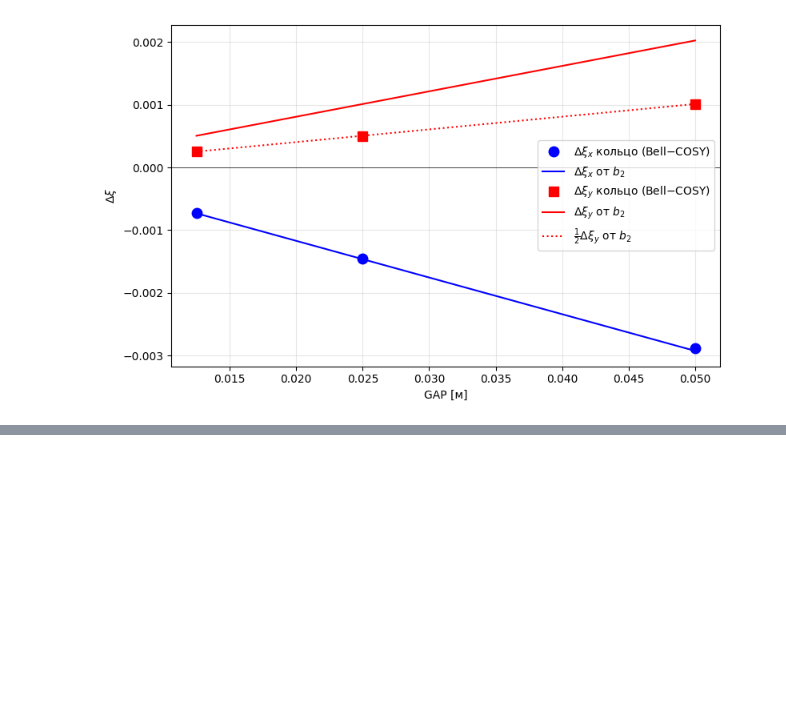
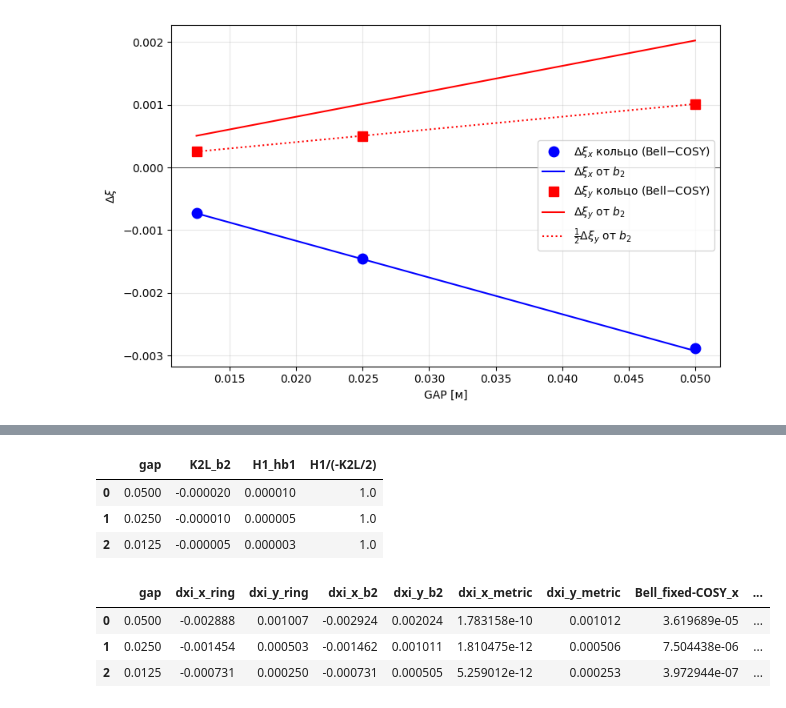
Before and after one commit to sergeybell/SCT_2, a Jupyter notebook: chromaticity/fringe_comparison/fringe_comparison.ipynb, the cells around one changed output, grey strips where cells are left out. Saved outputs shown, nothing was run; the diff lists cells and outputs as text; code cells hidden in the pictures; blank space fills up the shorter version.

```diff
--- a/chromaticity/fringe_comparison/fringe_comparison.ipynb
+++ b/chromaticity/fringe_comparison/fringe_comparison.ipynb
@@ -452,0 +464,16 @@ plt.tight_layout(); plt.savefig('b2_vs_gap.png', dpi=110); plt.show()
+# %%
+b2s = pd.read_csv('single_dipole/output/b2_strength.csv'); be = pd.read_csv('single_dipole/output/b2_estimate.csv')
+chk = b2s[['gap','K2L_b2','H1_hb1']].copy(); chk['H1/(-K2L/2)'] = chk.H1_hb1/(-chk.K2L_b2/2)
+pred = be.merge(obs, on='gap')
+pred['Bell_fixed-COSY_x'] = pred.dxi_x_ring - pred.dxi_x_b2 + pred.dxi_x_metric
+pred['Bell_fixed-COSY_y'] = pred.dxi_y_ring - pred.dxi_y_b2 + pred.dxi_y_metric
+display(chk); pred[['gap','dxi_x_ring','dxi_y_ring','dxi_x_b2','dxi_y_b2','dxi_x_metric','dxi_y_metric','Bell_fixed-COSY_x','Bell_fixed-COSY_y']]
+# %% [output]
+|  | gap | K2L_b2 | H1_hb1 | H1/(-K2L/2) |
+| 0 | 0.0500 | -0.000020 | 0.000010 | 1.0 |
+| 1 | 0.0250 | -0.000010 | 0.000005 | 1.0 |
+| 2 | 0.0125 | -0.000005 | 0.000003 | 1.0 |
+|  | gap | dxi_x_ring | dxi_y_ring | dxi_x_b2 | dxi_y_b2 | dxi_x_metric | dxi_y_metric | Bell_fixed-COSY_x | ... |
+| 0 | 0.0500 | -0.002888 | 0.001007 | -0.002924 | 0.002024 | 1.783158e-10 | 0.001012 | 3.619689e-05 | ... |
+| 1 | 0.0250 | -0.001454 | 0.000503 | -0.001462 | 0.001011 | 1.810475e-12 | 0.000506 | 7.504438e-06 | ... |
+| 2 | 0.0125 | -0.000731 | 0.000250 | -0.000731 | 0.000505 | 5.259012e-12 | 0.000253 | 3.972944e-07 | ... |
```
Also changed, not shown: parts of 4 cells of this notebook, 6 other files.
